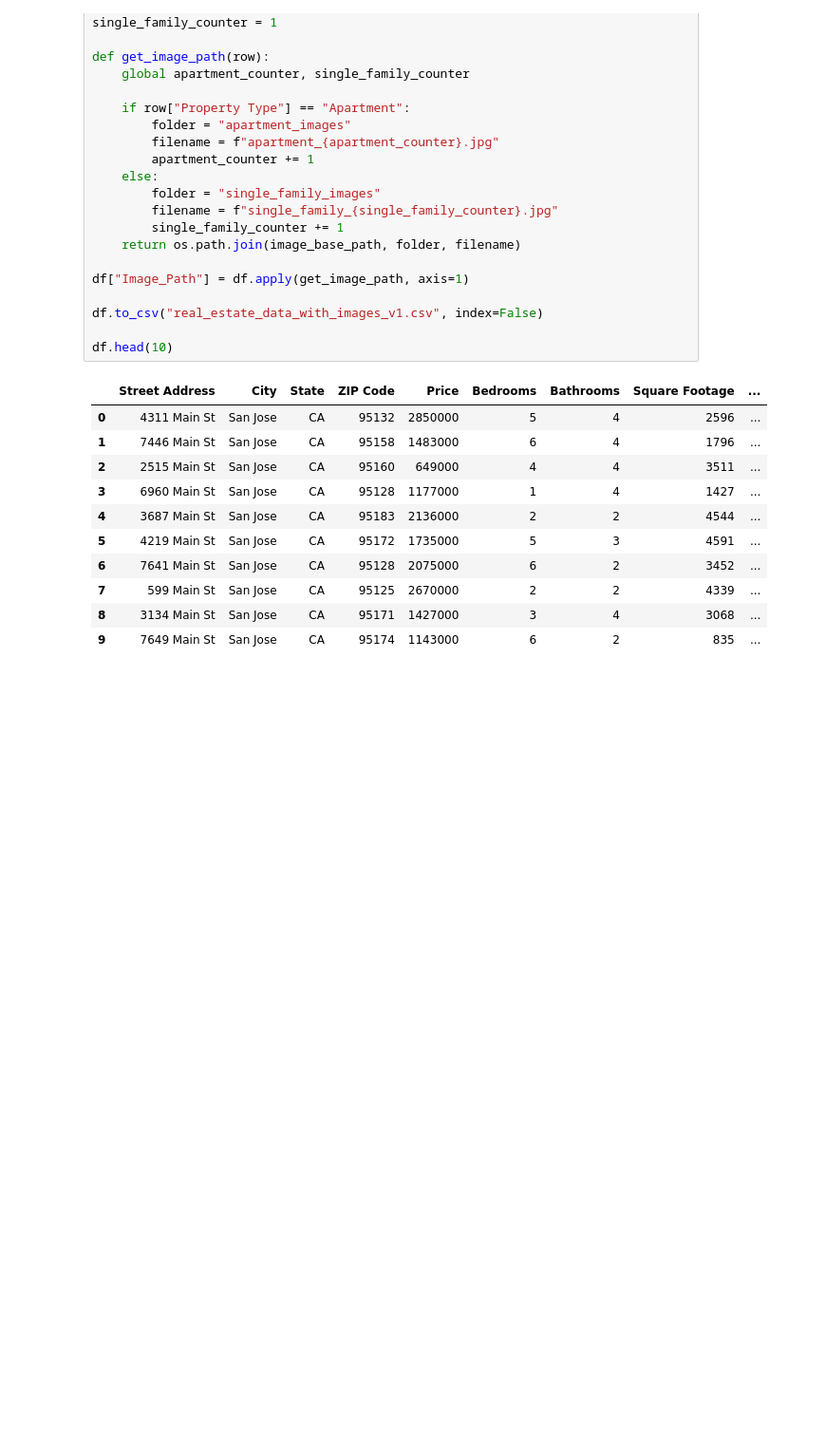
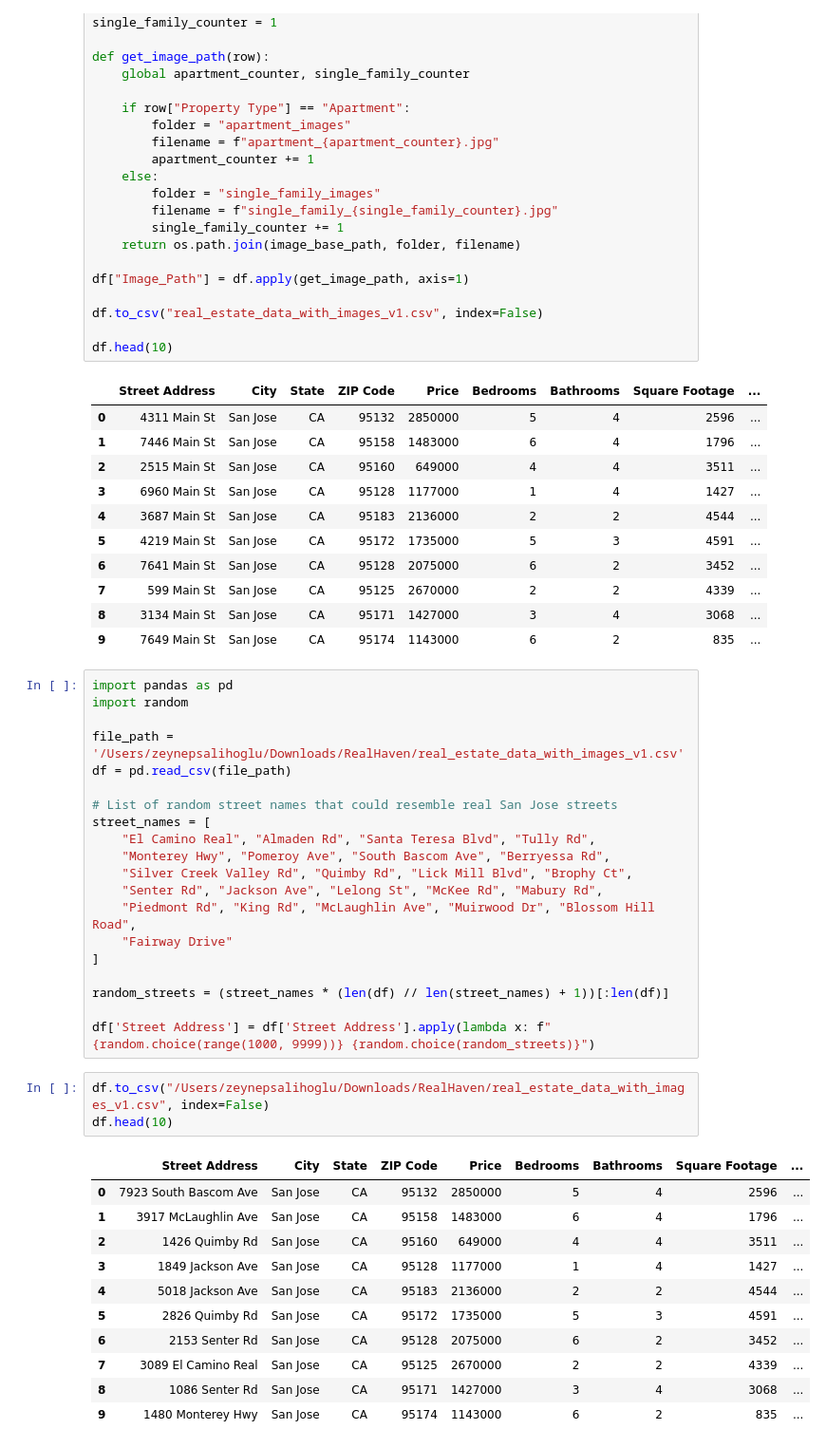
Before and after one commit to zeynnepps/RealHaven, a Jupyter notebook: data_preprocessing.ipynb, the cells around one changed output. Shown at 95% size. Cells and saved outputs as stored; diff of their text form; blank space fills up the shorter version.

Commit message:
change dataset with images

```diff
--- a/data_preprocessing.ipynb
+++ b/data_preprocessing.ipynb
@@ -327,3 +327,38 @@ df.head(10)
 | 7 | 599 Main St | San Jose | CA | 95125 | 2670000 | 2 | 2 | 4339 | ... |
 | 8 | 3134 Main St | San Jose | CA | 95171 | 1427000 | 3 | 4 | 3068 | ... |
 | 9 | 7649 Main St | San Jose | CA | 95174 | 1143000 | 6 | 2 | 835 | ... |
+# %%
+import pandas as pd
+import random
+
+file_path = '/Users/zeynepsalihoglu/Downloads/RealHaven/real_estate_data_with_images_v1.csv'
+df = pd.read_csv(file_path)
+
+# List of random street names that could resemble real San Jose streets
+street_names = [
+    "El Camino Real", "Almaden Rd", "Santa Teresa Blvd", "Tully Rd",
+    "Monterey Hwy", "Pomeroy Ave", "South Bascom Ave", "Berryessa Rd",
+    "Silver Creek Valley Rd", "Quimby Rd", "Lick Mill Blvd", "Brophy Ct",
+    "Senter Rd", "Jackson Ave", "Lelong St", "McKee Rd", "Mabury Rd",
+    "Piedmont Rd", "King Rd", "McLaughlin Ave", "Muirwood Dr", "Blossom Hill Road",
+    "Fairway Drive"
+]
+
+random_streets = (street_names * (len(df) // len(street_names) + 1))[:len(df)]
+
+df['Street Address'] = df['Street Address'].apply(lambda x: f"{random.choice(range(1000, 9999))} {random.choice(random_streets)}")
+# %%
+df.to_csv("/Users/zeynepsalihoglu/Downloads/RealHaven/real_estate_data_with_images_v1.csv", index=False)
+df.head(10)
+# %% [output]
+|  | Street Address | City | State | ZIP Code | Price | Bedrooms | Bathrooms | Square Footage | ... |
+| 0 | 7923 South Bascom Ave | San Jose | CA | 95132 | 2850000 | 5 | 4 | 2596 | ... |
+| 1 | 3917 McLaughlin Ave | San Jose | CA | 95158 | 1483000 | 6 | 4 | 1796 | ... |
+| 2 | 1426 Quimby Rd | San Jose | CA | 95160 | 649000 | 4 | 4 | 3511 | ... |
+| 3 | 1849 Jackson Ave | San Jose | CA | 95128 | 1177000 | 1 | 4 | 1427 | ... |
+| 4 | 5018 Jackson Ave | San Jose | CA | 95183 | 2136000 | 2 | 2 | 4544 | ... |
+| 5 | 2826 Quimby Rd | San Jose | CA | 95172 | 1735000 | 5 | 3 | 4591 | ... |
+| 6 | 2153 Senter Rd | San Jose | CA | 95128 | 2075000 | 6 | 2 | 3452 | ... |
+| 7 | 3089 El Camino Real | San Jose | CA | 95125 | 2670000 | 2 | 2 | 4339 | ... |
+| 8 | 1086 Senter Rd | San Jose | CA | 95171 | 1427000 | 3 | 4 | 3068 | ... |
+| 9 | 1480 Monterey Hwy | San Jose | CA | 95174 | 1143000 | 6 | 2 | 835 | ... |
```
Also changed, not shown: 4 other files.
